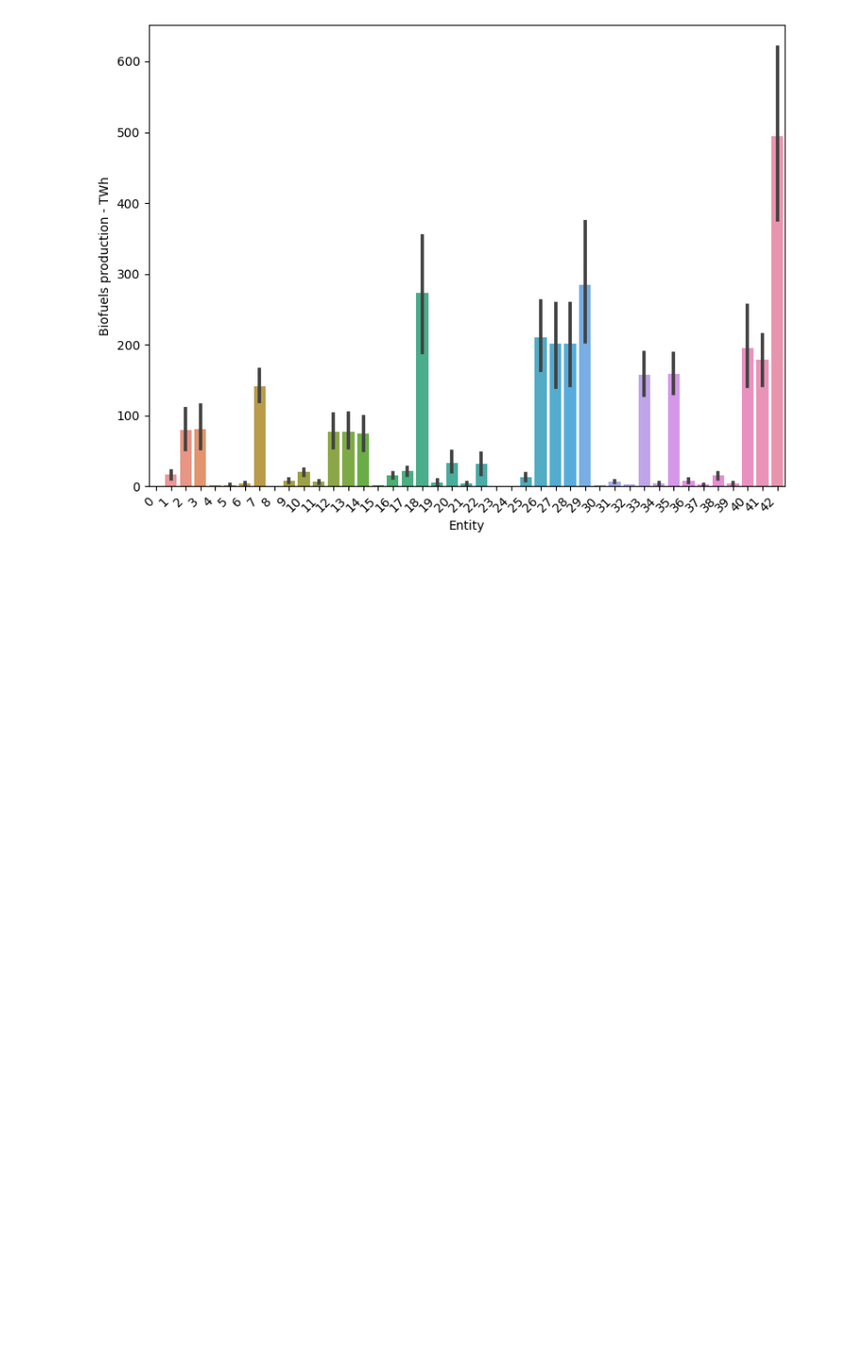
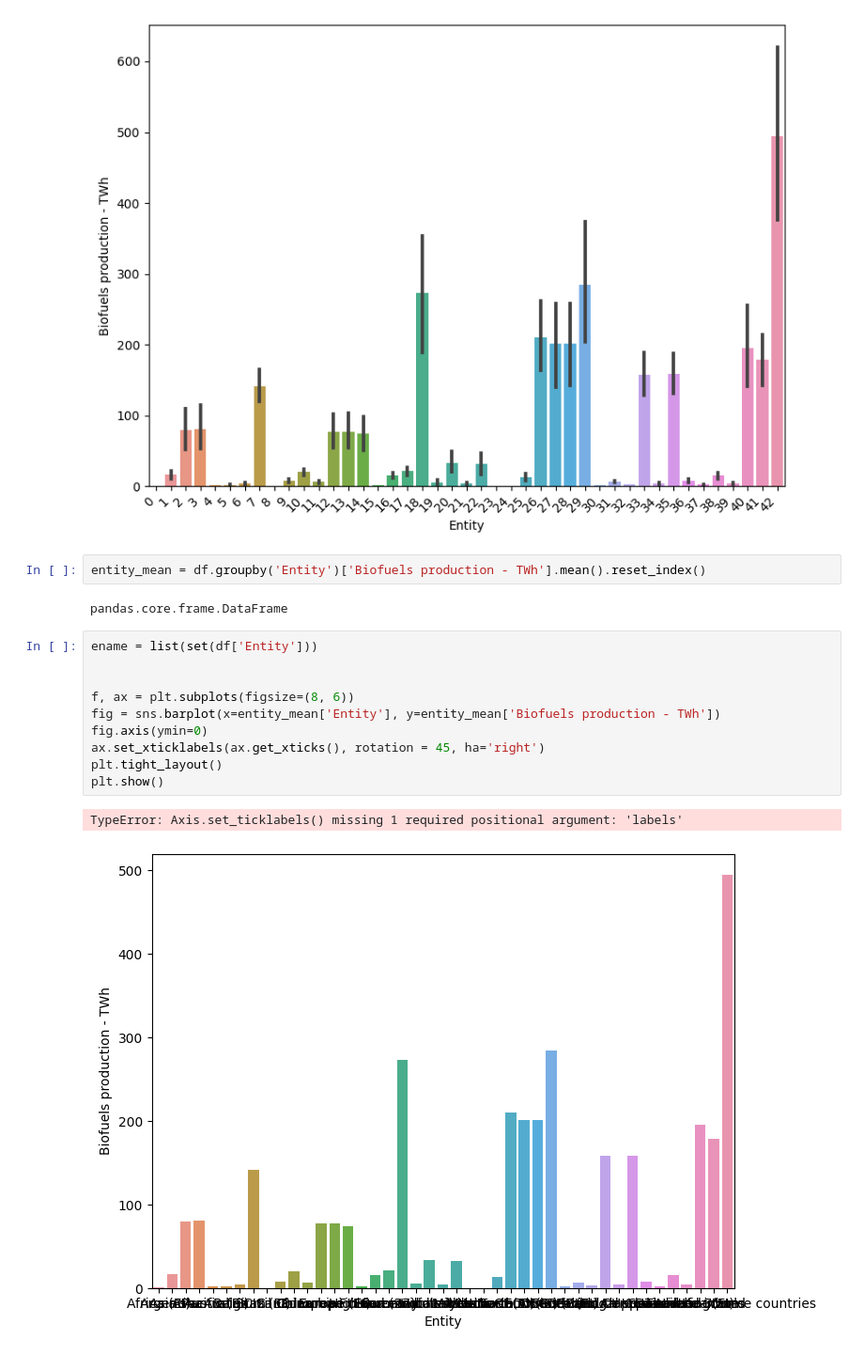
Before and after one commit to erirosv/DataScience, a Jupyter notebook: kaggle/renewable_energy_share/notebooks/data_exploration/biofule_production.ipynb, the cells around one changed output. Shown: that part at 94% size. Cells and saved outputs as stored; diff of their text form; blank space fills up the shorter version.

Commit message:
made a good plot which makes sense

```diff
--- a/kaggle/renewable_energy_share/notebooks/data_exploration/biofule_production.ipynb
+++ b/kaggle/renewable_energy_share/notebooks/data_exploration/biofule_production.ipynb
@@ -95,3 +95,20 @@ plt.tight_layout()
 plt.show()
 # %% [output]
 [figure]
+# %%
+entity_mean = df.groupby('Entity')['Biofuels production - TWh'].mean().reset_index()
+# %% [output]
+pandas.core.frame.DataFrame
+# %%
+ename = list(set(df['Entity']))
+
+
+f, ax = plt.subplots(figsize=(8, 6))
+fig = sns.barplot(x=entity_mean['Entity'], y=entity_mean['Biofuels production - TWh'])
+fig.axis(ymin=0)
+ax.set_xticklabels(ax.get_xticks(), rotation = 45, ha='right')
+plt.tight_layout()
+plt.show()
+# %% [output]
+TypeError: Axis.set_ticklabels() missing 1 required positional argument: 'labels'
+[figure, added]
```
